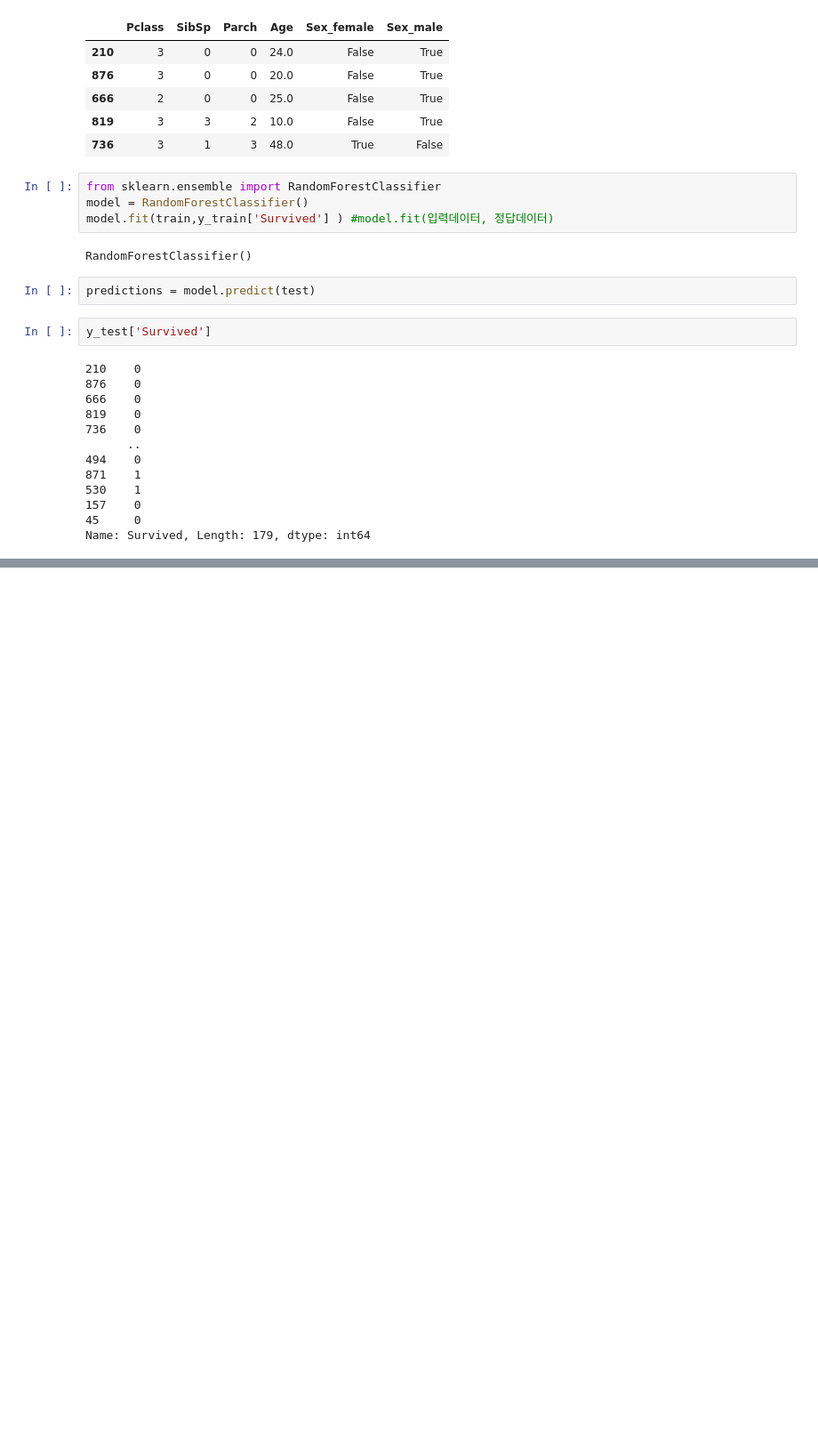
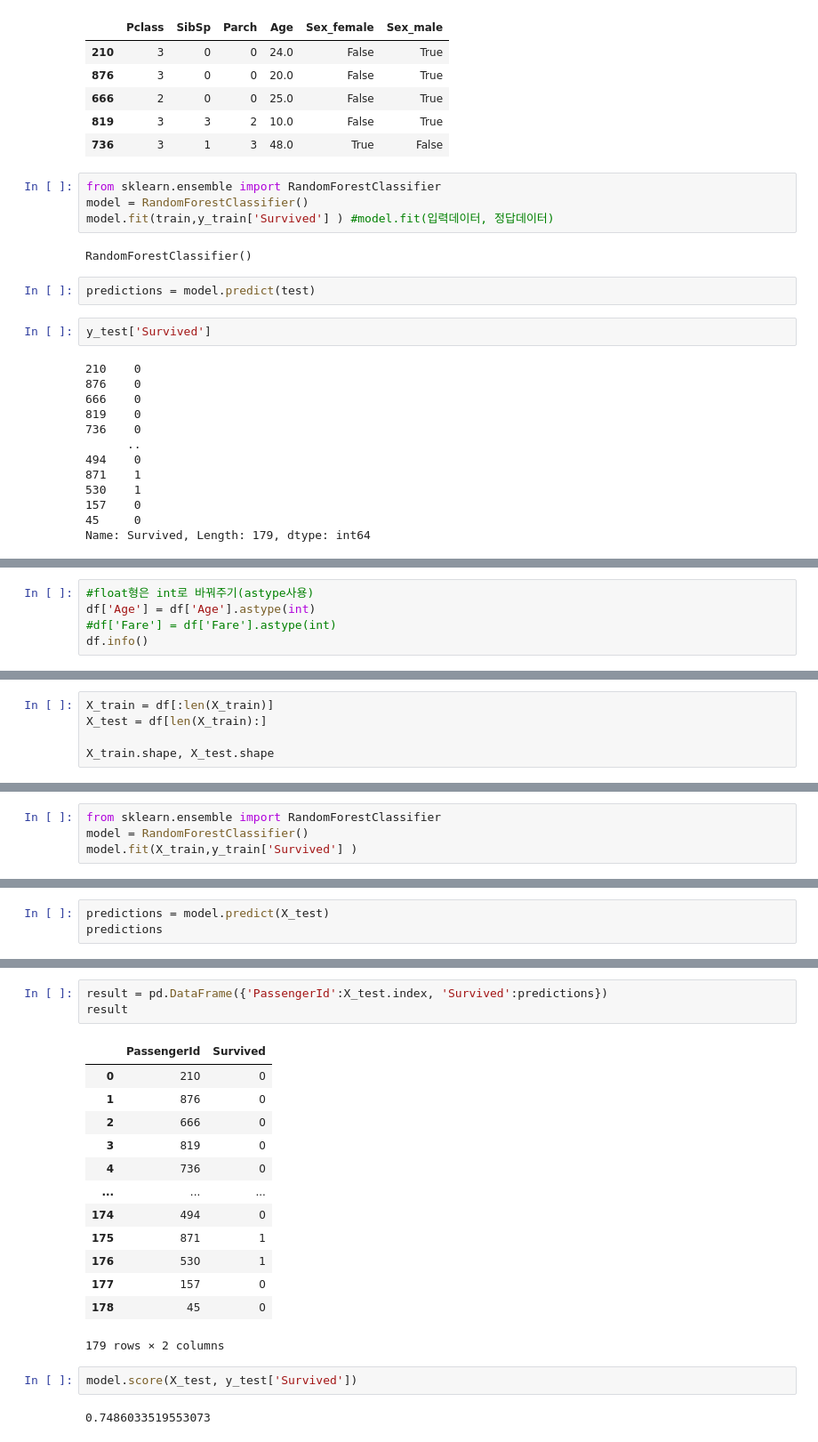
Before and after one commit to PNU-Mentoring/Study, a Jupyter notebook: jinwoo/T2-1.ipynb, the cells around one changed output, grey strips where cells are left out. Shown at 89% size. Drawn from its saved outputs; the diff is of its cells as text; blank space fills up the shorter version.

```diff
--- a/jinwoo/T2-1.ipynb
+++ b/jinwoo/T2-1.ipynb
@@ -241,0 +345,5 @@ print(acc)
+# %%
+#float형은 int로 바꿔주기(astype사용)
+df['Age'] = df['Age'].astype(int)
+#df['Fare'] = df['Fare'].astype(int)
+df.info()
@@ -241,0 +367,5 @@ print(acc)
+# %%
+X_train = df[:len(X_train)]
+X_test = df[len(X_train):]
+
+X_train.shape, X_test.shape
@@ -241,0 +374,4 @@ print(acc)
+# %%
+from sklearn.ensemble import RandomForestClassifier
+model = RandomForestClassifier()
+model.fit(X_train,y_train['Survived'] )
@@ -241,0 +380,3 @@ print(acc)
+# %%
+predictions = model.predict(X_test)
+predictions
@@ -241,0 +393,21 @@ print(acc)
+# %%
+result = pd.DataFrame({'PassengerId':X_test.index, 'Survived':predictions})
+result
+# %% [output]
+|  | PassengerId | Survived |
+| 0 | 210 | 0 |
+| 1 | 876 | 0 |
+| 2 | 666 | 0 |
+| 3 | 819 | 0 |
+| 4 | 736 | 0 |
+| ... | ... | ... |
+| 174 | 494 | 0 |
+| 175 | 871 | 1 |
+| 176 | 530 | 1 |
+| 177 | 157 | 0 |
+| 178 | 45 | 0 |
+179 rows × 2 columns
+# %%
+model.score(X_test, y_test['Survived'])
+# %% [output]
+0.7486033519553073
```
Also changed, not shown: parts of 14 cells of this notebook.
